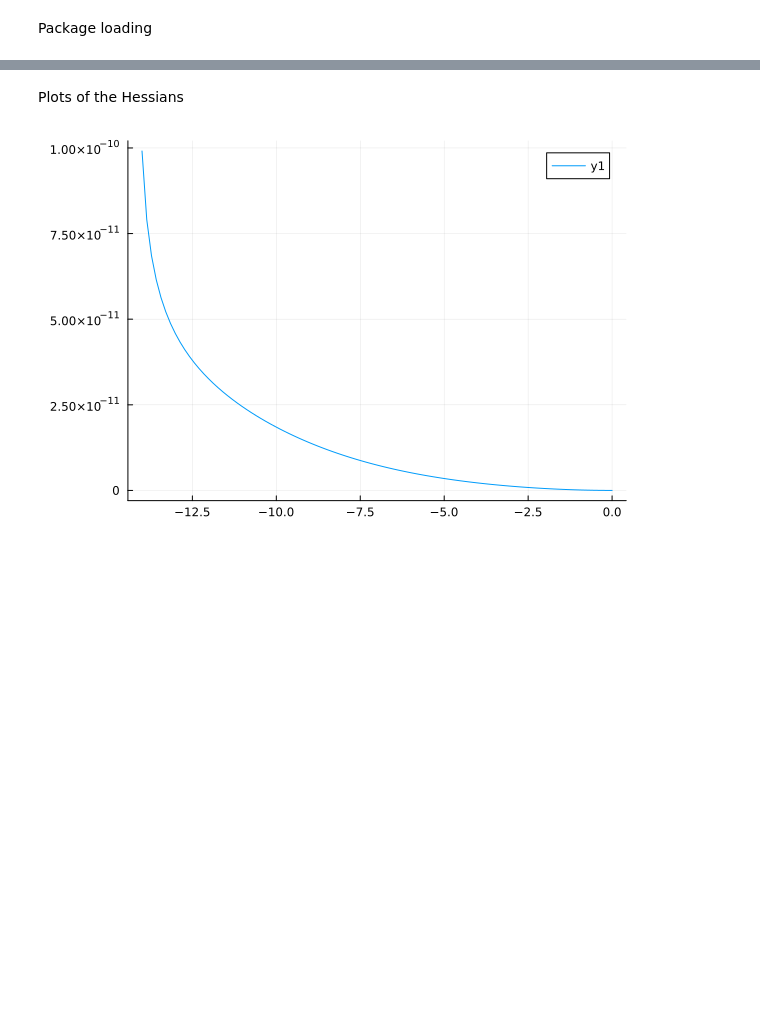
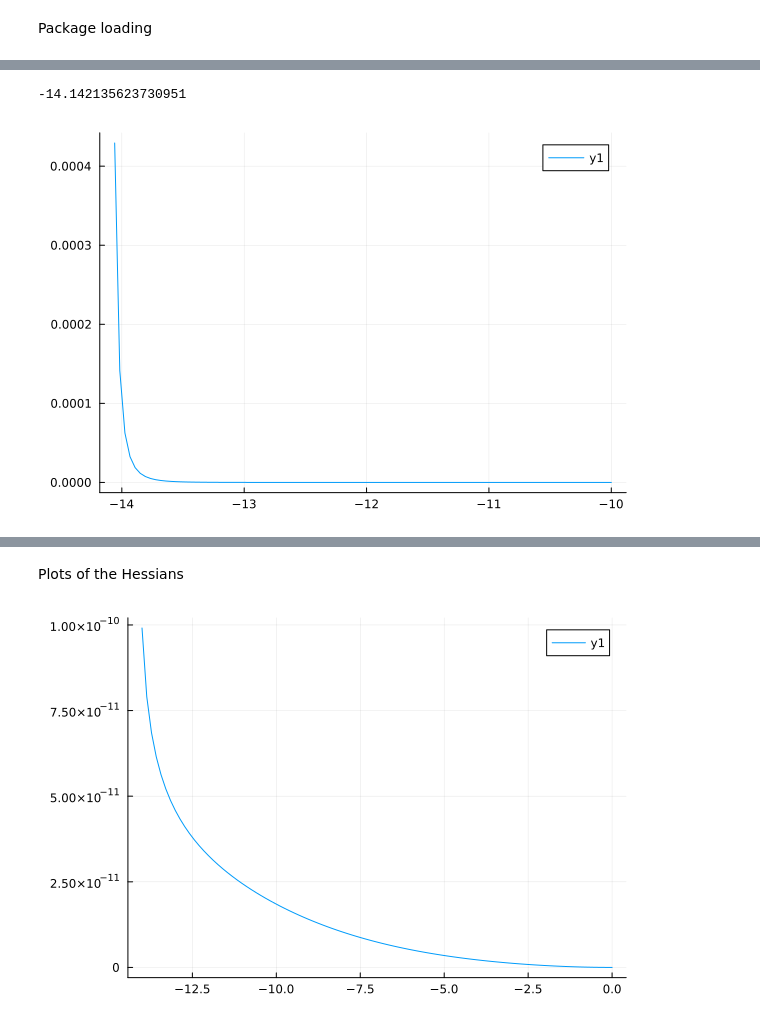
Before and after one commit to Jercheal/3d-cosmology, a Jupyter notebook: 3d_ESF_cosmology.ipynb, the cells around one changed output, grey strips where cells are left out. Drawn from its saved outputs; the diff is of its cells as text; code cells hidden in the pictures; blank space fills up the shorter version.

```diff
--- a/3d_ESF_cosmology.ipynb
+++ b/3d_ESF_cosmology.ipynb
@@ -16,0 +14,3 @@ Tasks:
+# %%
+bsI = range(-sqrt((10-30)^2/2), -sqrt((10-30)^2/4), length=100)
+det_hess = Det_SL_ϑ.(10.0, 30.0, bsI)
@@ -16,0 +35,15 @@ Tasks:
+# %%
+function InvSqtDet_SL_ϑ_simpl_10_30(b::Float64)
+
+    res =  10.0^(-20.0) * b^2 * (sqrt(complex((10 - 30)^2/4 - b^2)))^(15.5) * (sqrt(complex((10 - 30)^2/2 - b^2)))^(-5)
+
+    real(res)
+
+end
+
+function Ampl_vertex_I_simpl_10_30(b::Float64, ϕ0::Float64, ϕ1::Float64, m::Float64)
+
+    res = Ampl_face_SL(10.0) * Ampl_face_SL(30.0) * Ampl_face_SL(b) * (exp(im * (S_Regge_I(10.0, 30.0, b) + S_phi_SL(10.0, 30.0, b, ϕ0, ϕ1, m)))/sqrt(complex(Det_SL_Id(10.0, 30.0, b)))
+        + ϑb(10.0, 30.0, b)^4 * exp(-im * S_Regge_I(10.0, 30.0, b) - S_phi_SL(10.0, 30.0, b, ϕ0, ϕ1, m))*InvSqtDet_SL_ϑ_simpl_10_30(b))
+
+end
@@ -16,0 +73,9 @@ Tasks:
+# %%
+bsI[1]
+# %% [output]
+-14.142135623730951
+# %%
+plot(bsI[3:100], real(InvSqtDet_SL_ϑ_simpl_10_30.(bsI[3:100])))
+#scatter(bsI[3:100], [real(1/sqrt(complex(det_hess[i]))) for i in 3:100], xlims=(-14.142135623730951,-10.0),ylims=(-5e-13,1e-11))
+# %% [output]
+[figure, added]
```
Also changed, not shown: parts of 26 cells of this notebook, 2 other files.
